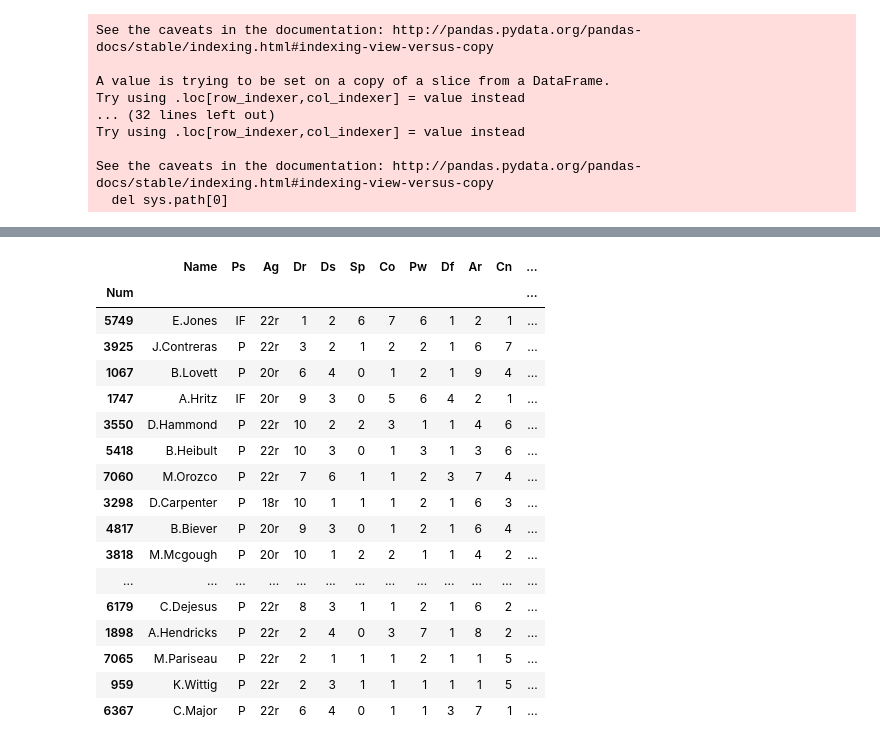
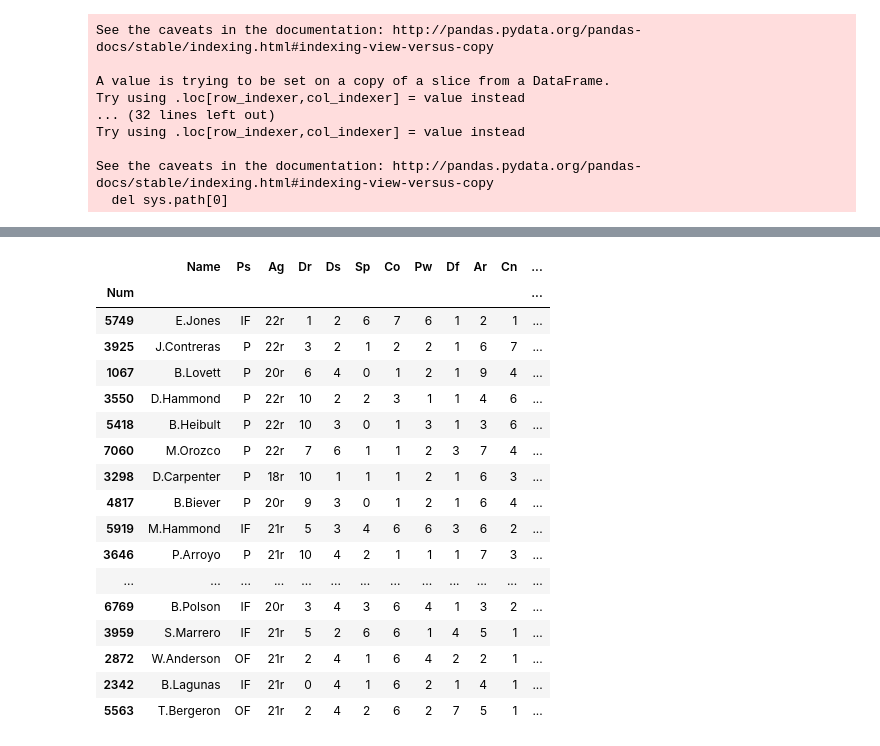
Before and after one commit to jesseerdmann/del_tools, a Jupyter notebook: notebooks/EPBL_Draft.ipynb, the cells around one changed output, grey strips where cells are left out. Drawn from its saved outputs; the diff is of its cells as text; code cells hidden in the pictures.

```diff
--- a/notebooks/EPBL_Draft.ipynb
+++ b/notebooks/EPBL_Draft.ipynb
@@ -498,7 +498,7 @@ left_fielders['E_avg'] = left_fielders['E_avg'].apply(lambda x: 0 if str(x) == '
 left_fielders = stat_score(left_fielders, 'E_avg', 'E_score')
 left_fielders['Stat_raw'] = (left_fielders['RC_score'] * 16 + \
                          left_fielders['OPS_score'] * 4 + \
-                         left_fielders['OPB_score'] * 2 + \
+                         left_fielders['OBP_score'] * 2 + \
                          left_fielders['PA_score'] * 2 + \
                          left_fielders['PM_score'] * 2 + \
                          left_fielders['E_score'] * 2 + \
@@ -540,9 +539,9 @@ center_fielders = stat_score(center_fielders, 'PM_avg', 'PM_score')
 center_fielders['E_avg'] = (1 - (center_fielders['E'].astype(int) / center_fielders['PA'].astype(int))) * 1000
 center_fielders['E_avg'] = center_fielders['E_avg'].apply(lambda x: 0 if str(x) == 'nan' else x)
 center_fielders = stat_score(center_fielders, 'E_avg', 'E_score')
-center_fielders['Stat_raw'] = (center_fielders['OBP_score'] * 12 + \
-                         center_fielders['AVG_score'] * 3 + \
-                         center_fielders['SLG_score'] * 2 + \
+center_fielders['Stat_raw'] = (center_fielders['RC_score'] * 12 + \
+                         center_fielders['OPS_score'] * 3 + \
+                         center_fielders['OBP_score'] * 2 + \
                          center_fielders['PA_score'] * 3 + \
                          center_fielders['PM_score'] * 3 + \
                          center_fielders['E_score'] * 3 + \
@@ -654,6 +653,7 @@ scored['Final_score'] = (scored['Stat_score'] * STAT_FACTOR) + (scored['Ps_score
 #scored.sort_values(by=['Final_score'], ascending=False).loc[:, ['Group', 'Ps', 'Ag', 'Final_score', 'Stat_score', 'Ps_score', 'Pot_score', 'OBP_score', 'AVG_score', 'SLG_score', 'SB_score', 'K_score', 'Ps_raw']]
 restricted = scored[scored['Pot_score'] > 0]
 restricted = restricted[restricted['Stat_score'] > 0]
-restricted.sort_values(by=['Ps_score', 'Stat_score', 'Pot_score'], ascending=False)\
-  .loc[:, ['Group', 'Ps', 'Ag', 'Final_score', 'Stat_score', 'Ps_score', 'Pot_score', 'RC_score', 'OPS_score', 'OBP_score', 'AVG_score', 'SLG_score', 'SB_score', 'K_score', 'Ps_raw']]
+restricted['pos_stat_score'] = restricted['Stat_score'] + restricted['Ps_score']
+restricted.sort_values(by=['pos_stat_score', 'Pot_score'], ascending=False)\
+  .loc[:, ['Group', 'Ps', 'Ag', 'Final_score', 'pos_stat_score', 'Stat_score', 'Ps_score', 'Pot_score', 'RC_score', 'OPS_score', 'OBP_score', 'AVG_score', 'SLG_score', 'SB_score', 'K_score', 'Ps_raw']]
 # %% [output]
@@ -687,0 +684,4 @@ len(restricted[restricted['Ps_score'] >= 3500])
+# %%
+restricted = restricted[restricted['Ps_score'] >= 8640]
+restricted = restricted[restricted['Stat_score'] >= 3000]
+len(restricted)
@@ -692,29 +694,29 @@ restricted.sort_values(by=['Final_score', 'Ps_score', 'Stat_score', 'Pot_score']
 # %%
 #scored.sort_values(by=['Final_score'], ascending=False)\
 restricted.sort_values(by=['Final_score', 'Ps_score', 'Stat_score', 'Pot_score'], ascending=False)\
       .head(90).loc[:, ['Name', 'Ps', 'Ag', 'Dr', 'Ds',
                                                                          'Sp', 'Co', 'Pw', 'Df', 'Ar', 'Cn', 'Tr',
                                                                          'BH', 'PH', 'Avg', 'RC_score', 'Final_score',
-                                                                         'Stat_score', 'Ps_score', 'Pot_score']]
+                                                                         'pos_stat_score', 'Stat_score', 'Ps_score', 'Pot_score']]
 # %% [output]
 |  | Name | Ps | Ag | Dr | Ds | Sp | Co | Pw | Df | Ar | Cn | ... |
 | Num |  |  |  |  |  |  |  |  |  |  |  | ... |
 | 5749 | E.Jones | IF | 22r | 1 | 2 | 6 | 7 | 6 | 1 | 2 | 1 | ... |
 | 3925 | J.Contreras | P | 22r | 3 | 2 | 1 | 2 | 2 | 1 | 6 | 7 | ... |
 | 1067 | B.Lovett | P | 20r | 6 | 4 | 0 | 1 | 2 | 1 | 9 | 4 | ... |
-| 1747 | A.Hritz | IF | 20r | 9 | 3 | 0 | 5 | 6 | 4 | 2 | 1 | ... |
 | 3550 | D.Hammond | P | 22r | 10 | 2 | 2 | 3 | 1 | 1 | 4 | 6 | ... |
 | 5418 | B.Heibult | P | 22r | 10 | 3 | 0 | 1 | 3 | 1 | 3 | 6 | ... |
 | 7060 | M.Orozco | P | 22r | 7 | 6 | 1 | 1 | 2 | 3 | 7 | 4 | ... |
 | 3298 | D.Carpenter | P | 18r | 10 | 1 | 1 | 1 | 2 | 1 | 6 | 3 | ... |
 | 4817 | B.Biever | P | 20r | 9 | 3 | 0 | 1 | 2 | 1 | 6 | 4 | ... |
-| 3818 | M.Mcgough | P | 20r | 10 | 1 | 2 | 2 | 1 | 1 | 4 | 2 | ... |
+| 5919 | M.Hammond | IF | 21r | 5 | 3 | 4 | 6 | 6 | 3 | 6 | 2 | ... |
+| 3646 | P.Arroyo | P | 21r | 10 | 4 | 2 | 1 | 1 | 1 | 7 | 3 | ... |
 | ... | ... | ... | ... | ... | ... | ... | ... | ... | ... | ... | ... | ... |
-| 6179 | C.Dejesus | P | 22r | 8 | 3 | 1 | 1 | 2 | 1 | 6 | 2 | ... |
-| 1898 | A.Hendricks | P | 22r | 2 | 4 | 0 | 3 | 7 | 1 | 8 | 2 | ... |
-| 7065 | M.Pariseau | P | 22r | 2 | 1 | 1 | 1 | 2 | 1 | 1 | 5 | ... |
-| 959 | K.Wittig | P | 22r | 2 | 3 | 1 | 1 | 1 | 1 | 1 | 5 | ... |
-| 6367 | C.Major | P | 22r | 6 | 4 | 0 | 1 | 1 | 3 | 7 | 1 | ... |
+| 6769 | B.Polson | IF | 20r | 3 | 4 | 3 | 6 | 4 | 1 | 3 | 2 | ... |
+| 3959 | S.Marrero | IF | 21r | 5 | 2 | 6 | 6 | 1 | 4 | 5 | 1 | ... |
+| 2872 | W.Anderson | OF | 21r | 2 | 4 | 1 | 6 | 4 | 2 | 2 | 1 | ... |
+| 2342 | B.Lagunas | IF | 21r | 0 | 4 | 1 | 6 | 2 | 1 | 4 | 1 | ... |
+| 5563 | T.Bergeron | OF | 21r | 2 | 4 | 2 | 6 | 2 | 7 | 5 | 1 | ... |
 # %%
 scored[scored['Ps'] == 'P'].sort_values(by='Final_score', ascending=False).loc[:, ['Name', 'Final_score', 'Stat_score',
                                                                                    'ERA', 'OBP_PIT', 'Ps_score',
```
Also changed, not shown: parts of 8 cells of this notebook.
